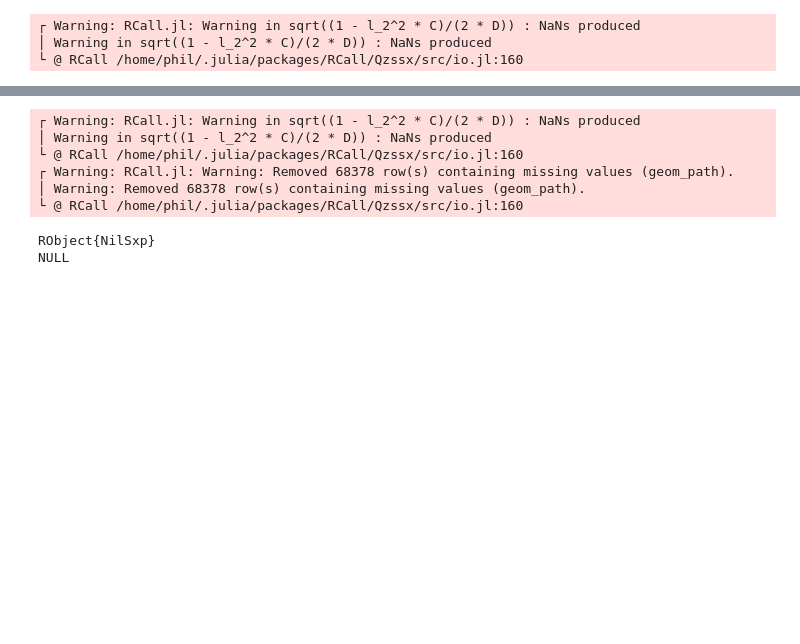
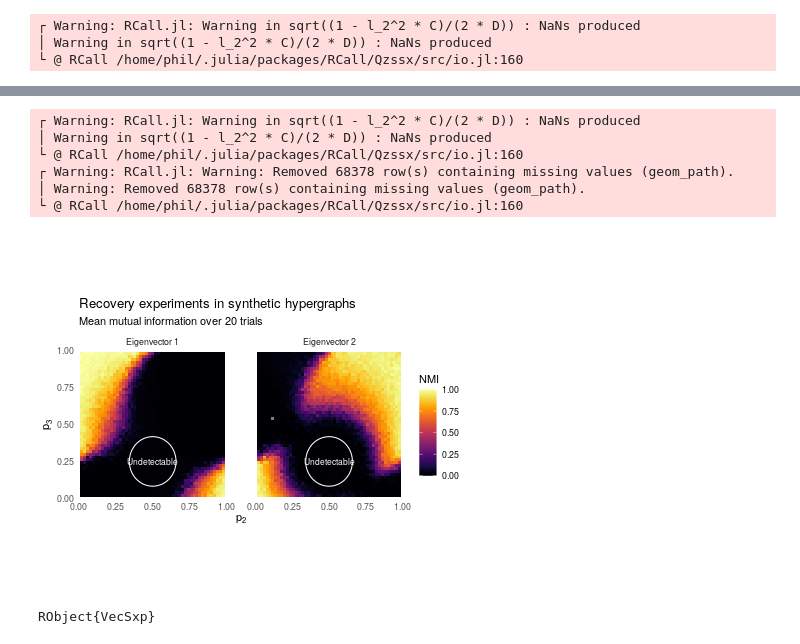
Before and after one commit to jamiehadd/HypergraphSpectralClustering, a Jupyter notebook: linearized-BP.ipynb, the cells around one changed output, grey strips where cells are left out. Cells and saved outputs as stored; diff of their text form; code cells hidden in the pictures; blank space fills up the shorter version.

```diff
--- a/linearized-BP.ipynb
+++ b/linearized-BP.ipynb
@@ -240,32 +243,33 @@ curve <- tibble(expand.grid(P_2 = seq(0, 1, 0.00001), EV = c("Eigenvector 1", "E
 
 
 p <- df %>%
     ggplot() +
     geom_tile(aes(x = P_2, y = P_3, fill = MI)) +
     theme_minimal() +
     scale_x_continuous(expand = c(0,0), limits = c(0, 1)) +
     scale_y_continuous(expand = c(0,0), limits = c(0, 1)) +
     xlab(expression(p[2])) +
     ylab(expression(p[3])) +
     theme(panel.grid = element_blank(), panel.spacing = unit(2, "lines")) +
     coord_fixed() +
     facet_wrap(~EV) +
     guides(alpha = FALSE, fill = guide_colorbar(title = "NMI")) +
     ggtitle("Recovery experiments in synthetic hypergraphs",
             subtitle = "Mean mutual information over 20 trials") +
     geom_line(aes(x = P_2, y = P_3), data = curve, color = "white") +
     geom_line(aes(x = P_2, y = Q_3), data = curve, color = "white") +
     annotate("text", x = 0.5, y = 0.25, label = "Undetectable", color = "white", size = 3) +
     scale_fill_viridis(option = "inferno", limits = c(0, 1))
 
 ggsave("fig/linearized-bp-heatmap-with-annotation-2-panel.png", p,  width = 8, height = 4)
+p
 """
 # %% [output]
 ┌ Warning: RCall.jl: Warning in sqrt((1 - l_2^2 * C)/(2 * D)) : NaNs produced
 │ Warning in sqrt((1 - l_2^2 * C)/(2 * D)) : NaNs produced
 └ @ RCall /home/phil/.julia/packages/RCall/Qzssx/src/io.jl:160
 ┌ Warning: RCall.jl: Warning: Removed 68378 row(s) containing missing values (geom_path).
 │ Warning: Removed 68378 row(s) containing missing values (geom_path).
 └ @ RCall /home/phil/.julia/packages/RCall/Qzssx/src/io.jl:160
+[figure, added]
-RObject{NilSxp}
-NULL
+RObject{VecSxp}
```
Also changed, not shown: parts of 2 cells of this notebook.
